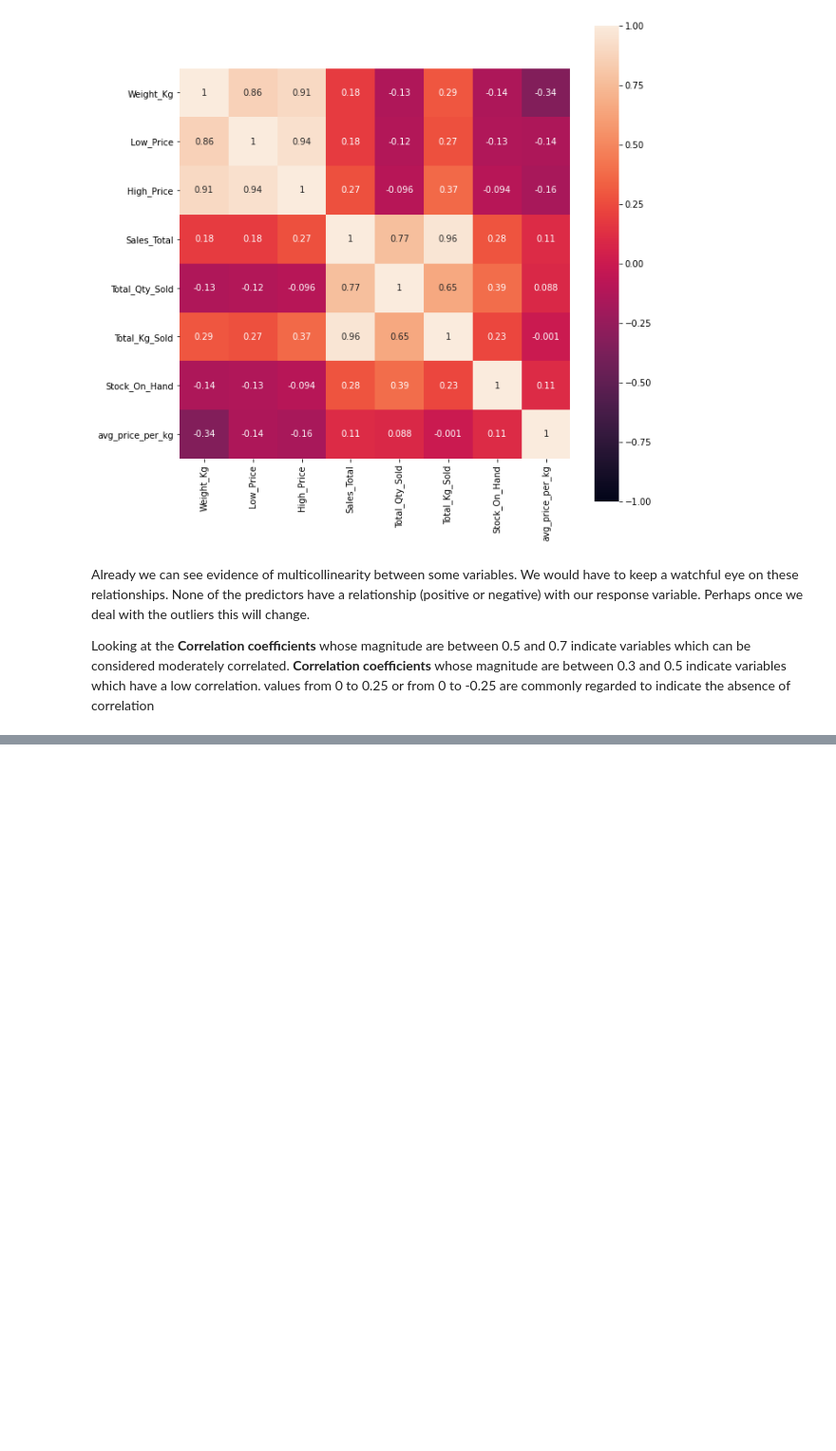
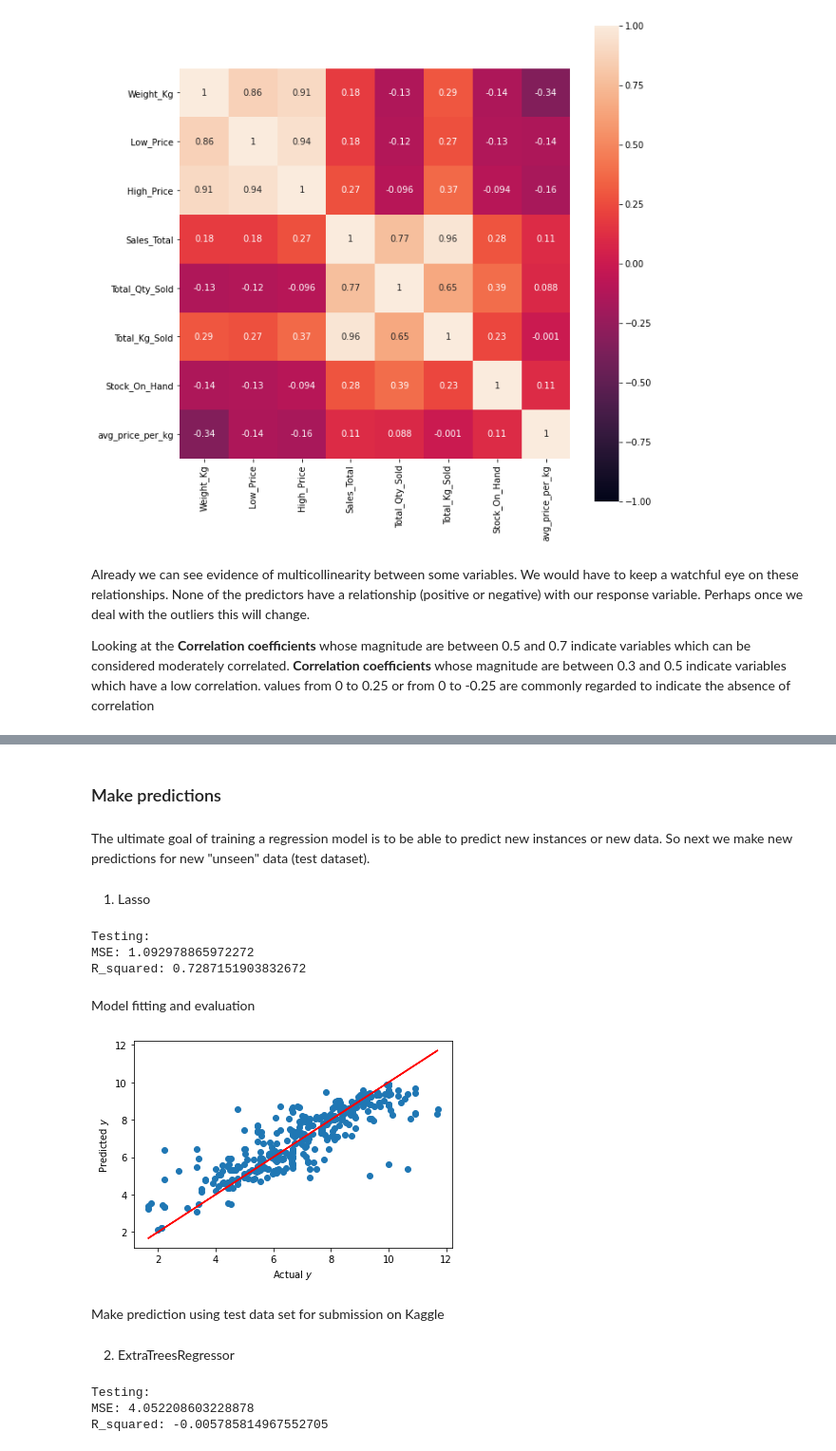
Before and after one commit to YsfMnsr/New-main-group-notebook, a Jupyter notebook: Regression_AM3_Updated Final Notebook.ipynb, the cells around one changed output, grey strips where cells are left out. Shown at 95% size. Drawn from its saved outputs; the diff is of its cells as text; code cells hidden in the pictures; blank space fills up the shorter version.

Commit message:
final notebook and pikled model

```diff
--- a/Regression_AM3_Updated Final Notebook.ipynb
+++ b/Regression_AM3_Updated Final Notebook.ipynb
@@ -270,0 +353,7 @@ df_training_dataset.describe()
+# %%
+
+# create scaler object
+scaler = StandardScaler()
+# create scaled version of the predictors (there is no need to scale the response)
+X_scaled = scaler.fit_transform(Xdum)
+X_standardize = pd.DataFrame(X_scaled)
@@ -451,0 +580,4 @@ Looking at the **Correlation coefficients** whose magnitude are between 0.5 and
+# %%
+#Splitting data into training and testing set
+from sklearn.model_selection import train_test_split
+X_train, X_test, Y_train, Y_test =  train_test_split(X_standardize,y,test_size=0.2,random_state=42)
@@ -451,0 +740,9 @@ Looking at the **Correlation coefficients** whose magnitude are between 0.5 and
+# %%
+#Training the modelusing Support Vector Machine
+from sklearn import svm
+clf = svm.SVR()
+clf1=clf.fit(X_train, Y_train)
+# %%
+#Viewing first 10 predictions
+y_pred = clf.predict(X_test)
+y_pred[:10]
@@ -451,0 +756,26 @@ Looking at the **Correlation coefficients** whose magnitude are between 0.5 and
+# %% [markdown]
+### Make predictions
+# %% [markdown]
+The ultimate goal of training a regression model is to be able to predict new instances or new data. So next we make new predictions for new "unseen" data (test dataset).
+# %% [markdown]
+1. Lasso
+# %%
+print("Testing:")
+print('MSE:', metrics.mean_squared_error(Y_test, y_pred))
+print('R_squared:', metrics.r2_score(Y_test, y_pred))
+# %% [output]
+Testing:
+MSE: 1.092978865972272
+R_squared: 0.7287151903832672
+# %% [markdown]
+Model fitting and evaluation
+# %%
+plt.scatter(Y_test,y_pred)
+plt.plot(Y_test,Y_test,"r")
+plt.ylabel("Predicted $y$")
+plt.xlabel("Actual $y$")
+plt.show()
+# %% [output]
+[figure, added]
+# %% [markdown]
+Make prediction using test data set for submission on Kaggle
@@ -451,0 +789,10 @@ Looking at the **Correlation coefficients** whose magnitude are between 0.5 and
+# %% [markdown]
+2. ExtraTreesRegressor
+# %%
+print("Testing:")
+print('MSE:', metrics.mean_squared_error(Y_test, y_pred))
+print('R_squared:', metrics.r2_score(Y_test, y_pred))
+# %% [output]
+Testing:
+MSE: 4.052208603228878
+R_squared: -0.005785814967552705
```
Also changed, not shown: parts of 102 cells of this notebook, 1 other file.
